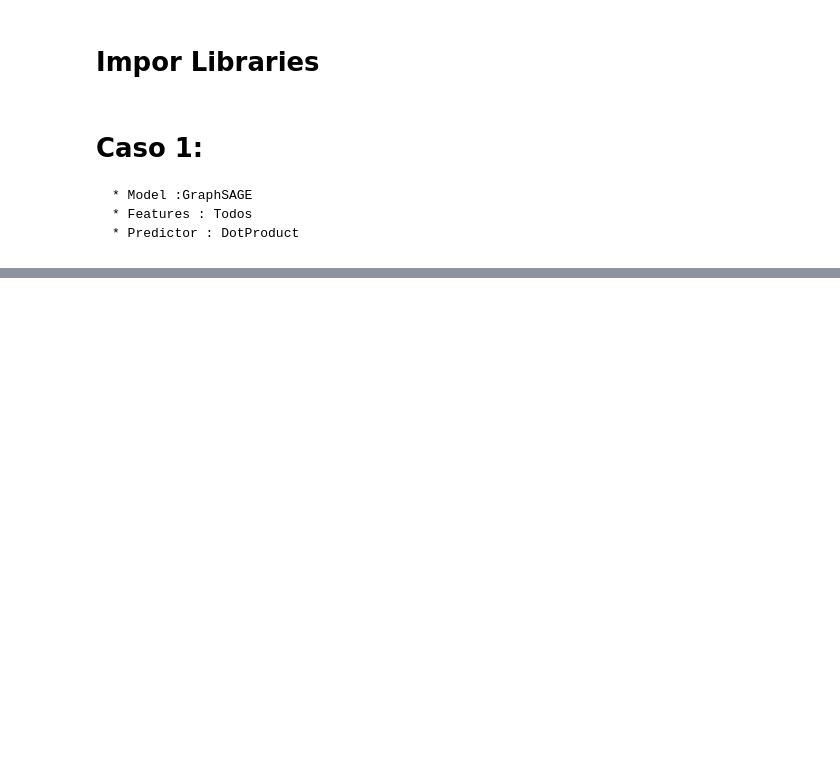
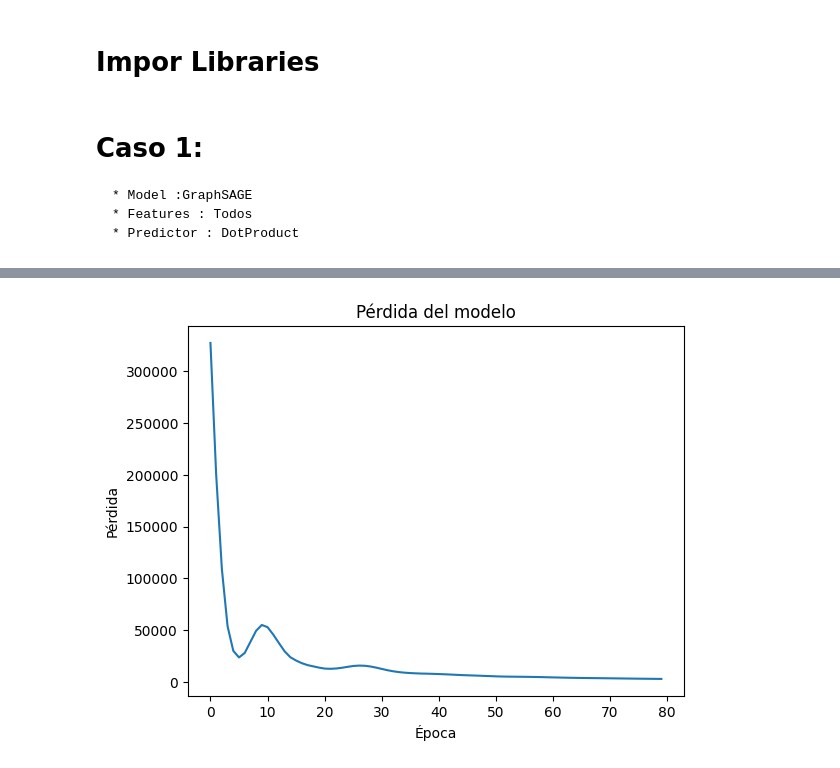
Before and after one commit to valesteban/TESIS, a Jupyter notebook: trainingBinaryClass.ipynb, the cells around one changed output, grey strips where cells are left out. Saved outputs shown, nothing was run; the diff lists cells and outputs as text; code cells hidden in the pictures; blank space fills up the shorter version.

```diff
--- a/trainingBinaryClass.ipynb
+++ b/trainingBinaryClass.ipynb
@@ -131,0 +112,65 @@ DGLError: [14:51:27] C:\Users\zhoupeiyuan\workspace\DGL_scripts\release\win-64\d
+# %%
+
+data_path = "datasets/DGL_Graph/MYCODEDiGraphDegree/"
+
+gnn = GNN(debug=True)
+gnn.load_dataset( data_path, force_reload=False)
+gnn.split_dataset()
+
+gnn.dgl_graph.ndata['feat'] = gnn.dgl_graph.ndata['feat'].float()
+
+edge_label = gnn.dgl_graph.edata['Relationship']
+train_mask = gnn.train_mask
+test_mak = gnn.test_mask
+
+in_feats = gnn.dgl_graph.ndata["feat"].size(1) #72
+h_feats = 16
+num_clases = 1
+
+num_features_in =  gnn.dgl_graph.ndata["feat"].size(1)
+num_feat_hidden = 15
+num_feat_out = 1
+
+# model = GraphSAGE(num_features_in, num_feat_hidden,num_feat_out)
+model = GraphSAGE(num_features_in, num_feat_hidden, num_feat_out)
+pred = DotPredictor()
+
+# ----------- 3. set up loss and optimizer -------------- #
+
+optimizer = torch.optim.Adam(itertools.chain(model.parameters(), pred.parameters()), lr=0.01)
+
+# ----------- 4. training -------------------------------- #
+
+# Lista para almacenar los valores de pérdida
+loss_values = []
+
+for e in range(80):
+  # forward
+  h = model(gnn.dgl_graph, gnn.dgl_graph.ndata['feat'])
+  scores =  pred(gnn.dgl_graph, h)
+  labels = gnn.dgl_graph.edata["Relationship"].float()
+
+#   # print("[LABELS]",labels)
+#   # print("[SCORES]",scores)
+  loss = F.binary_cross_entropy_with_logits(scores[train_mask], labels[train_mask])
+
+  loss_values.append(loss.item())
+
+  # backward
+  optimizer.zero_grad()
+  loss.backward()
+  optimizer.step()
+
+  if e % 10 == 0:
+    print('In epoch {}, loss: {}'.format(e, loss))
+    # scores_numpy = numpyscores.numpy()
+
+    # print(f'AUC {roc_auc_score(labels.detach().numpy(), scores.detach().numpy())}') #NO PODER DETACH!!!!!!!!!!!!!!
+# print(f'AUC {roc_auc_score(labels.detach().numpy(), scores.detach().numpy())}')
+
+plt.plot(loss_values)
+plt.title('Pérdida del modelo')
+plt.ylabel('Pérdida')
+plt.xlabel('Época')
+plt.show()
+# %% [output]
@@ -131,0 +187 @@ DGLError: [14:51:27] C:\Users\zhoupeiyuan\workspace\DGL_scripts\release\win-64\d
+[figure, added]
```
Also changed, not shown: parts of 6 cells of this notebook, 1 other file.
